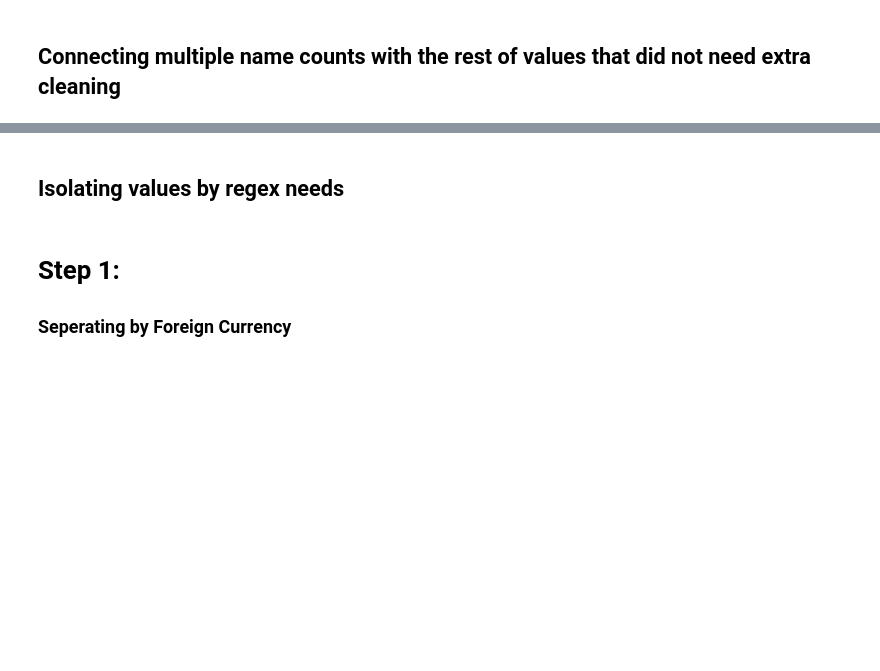
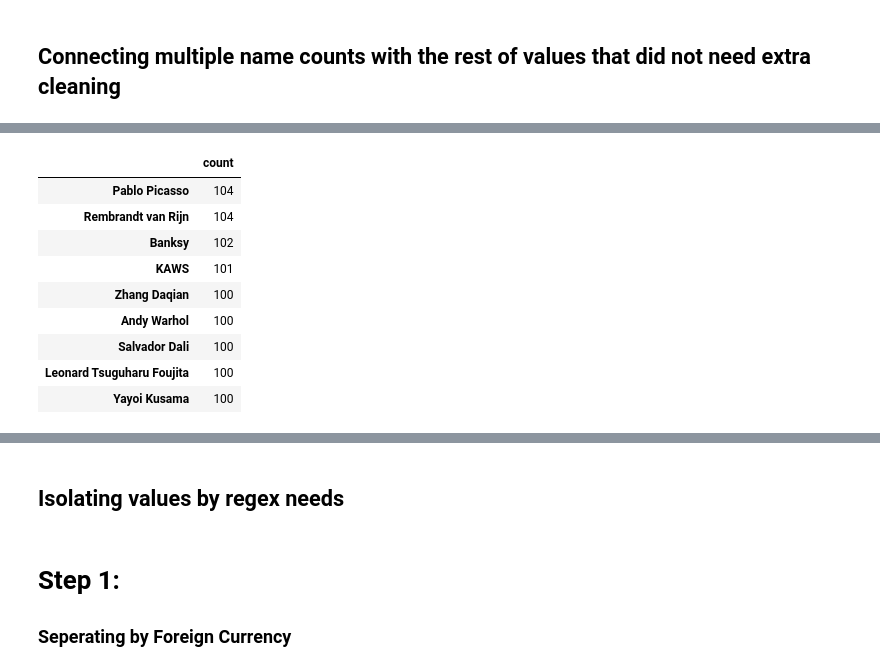
Before and after one commit to jeremiah-toribio/art-of-data, a Jupyter notebook: workbook.ipynb, the cells around one changed output, grey strips where cells are left out. Drawn from its saved outputs; the diff is of its cells as text; code cells hidden in the pictures; blank space fills up the shorter version.

```diff
--- a/workbook.ipynb
+++ b/workbook.ipynb
@@ -314,6 +436,2 @@ len(add_ins)
 # %% [markdown]
 ## Connecting multiple name counts with the rest of values that did not need extra cleaning
-# %%
-print(len(new_body))
-new_body.extend(add_ins)
-print(len(new_body))
@@ -319,0 +460,9 @@ print(len(new_body))
+# %%
+count_addins = {}
+for artist in names:
+    for body in add_ins:
+        if artist in body:
+            if artist in count_addins:
+                count_addins[artist] += 1
+            else:
+                count_addins[artist] = 1
@@ -319,0 +478,23 @@ print(len(new_body))
+# %%
+count_artist = {}
+for artist in names:
+    for body in new_body:
+        if artist in body:
+            if artist in count_artist:
+                count_artist[artist] += 1
+            else:
+                count_artist[artist] = 1
+# %%
+# Data Frame to see distribution of a
+pd.DataFrame([count_artist], index=['count']).T.sort_values(by='count',ascending=False)
+# %% [output]
+|  | count |
+| Pablo Picasso | 104 |
+| Rembrandt van Rijn | 104 |
+| Banksy | 102 |
+| KAWS | 101 |
+| Zhang Daqian | 100 |
+| Andy Warhol | 100 |
+| Salvador Dali | 100 |
+| Leonard Tsuguharu Foujita | 100 |
+| Yayoi Kusama | 100 |
```
Also changed, not shown: parts of 20 cells of this notebook.
